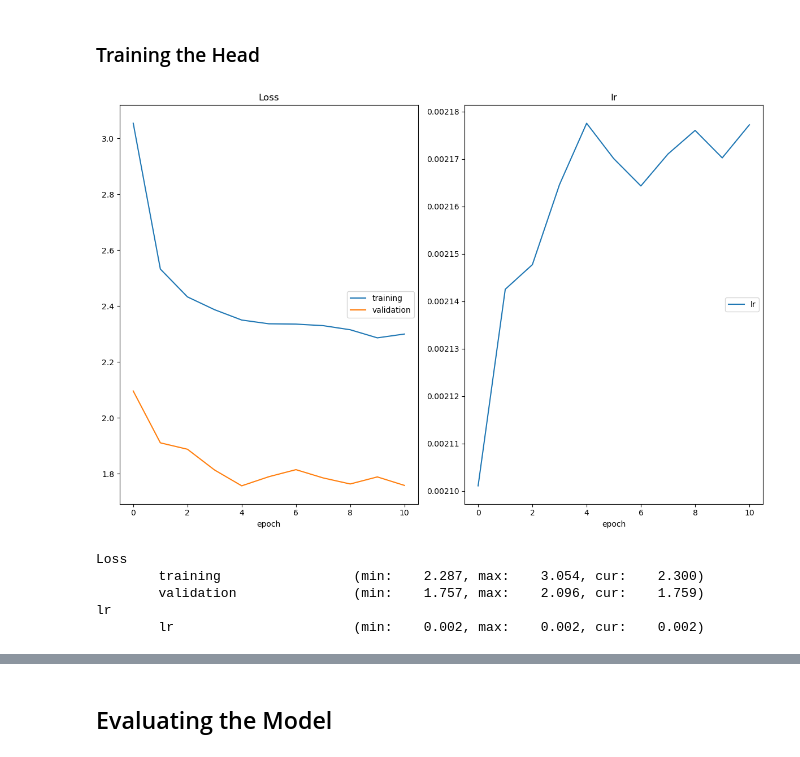
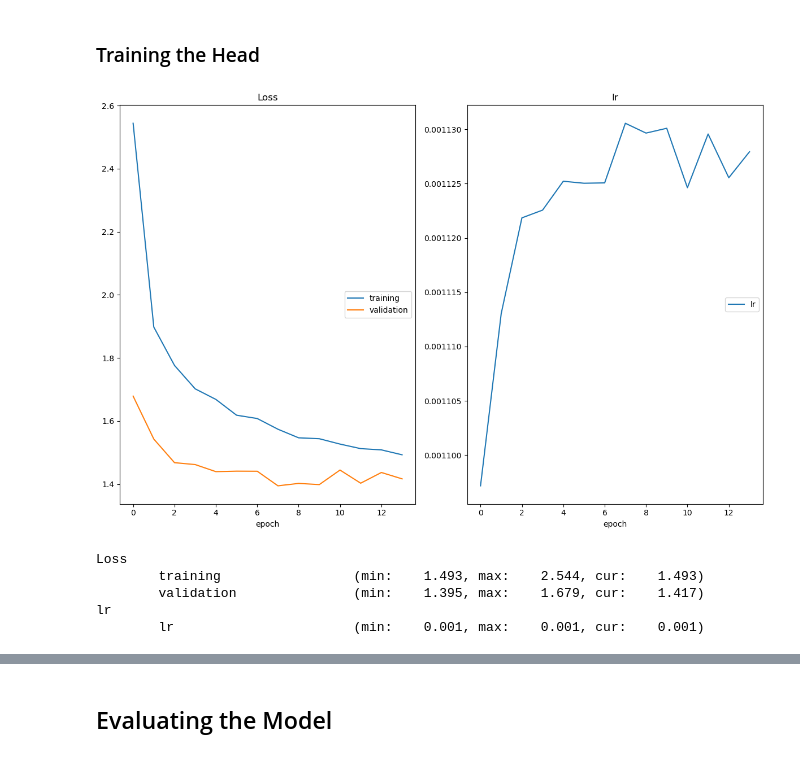
Before and after one commit to gw3ntd/ml2_proj3, a Jupyter notebook: cif100.ipynb, the cells around one changed output, grey strips where cells are left out. Saved outputs shown, nothing was run; the diff lists cells and outputs as text; code cells hidden in the pictures.

```diff
--- a/cif100.ipynb
+++ b/cif100.ipynb
@@ -419,22 +429,22 @@ def optimize(data_loaders, model, optimizer, loss, n_epochs, save_path, patience
 # %%
 
 n_epochs = 100
 
 optimize(
     data_loaders,
     model,
     optimizer,
     loss,
     n_epochs,
-    'cifar10_RN50_pretrained.pt',
+    'trial1.pt',
     7,
     scheduler,
     interactive_tracking=True
 )
 # %% [output]
-[figure, old version]
+[figure, new version]
 Loss
-        training                 (min:    2.287, max:    3.054, cur:    2.300)
-        validation               (min:    1.757, max:    2.096, cur:    1.759)
+        training                 (min:    1.493, max:    2.544, cur:    1.493)
+        validation               (min:    1.395, max:    1.679, cur:    1.417)
 lr
-        lr                       (min:    0.002, max:    0.002, cur:    0.002)
+        lr                       (min:    0.001, max:    0.001, cur:    0.001)
```
Also changed, not shown: parts of 6 cells of this notebook, 4 other files.
